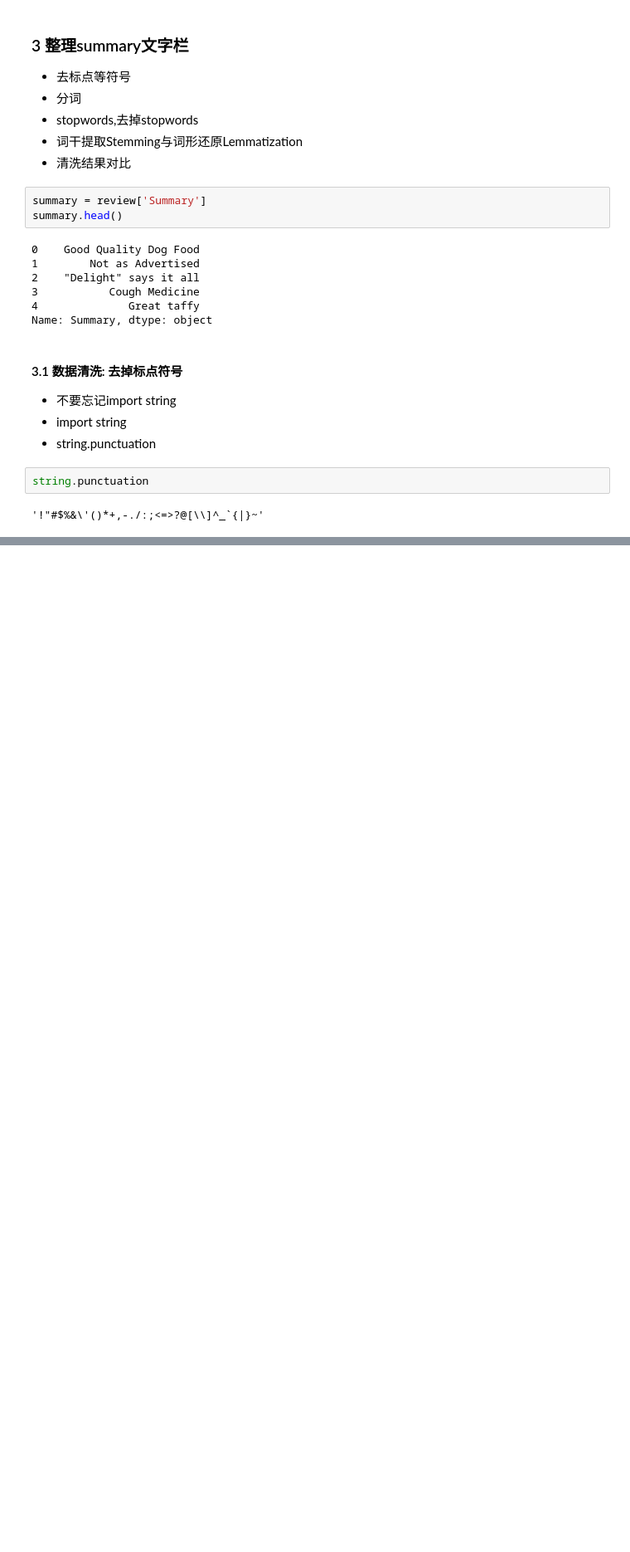
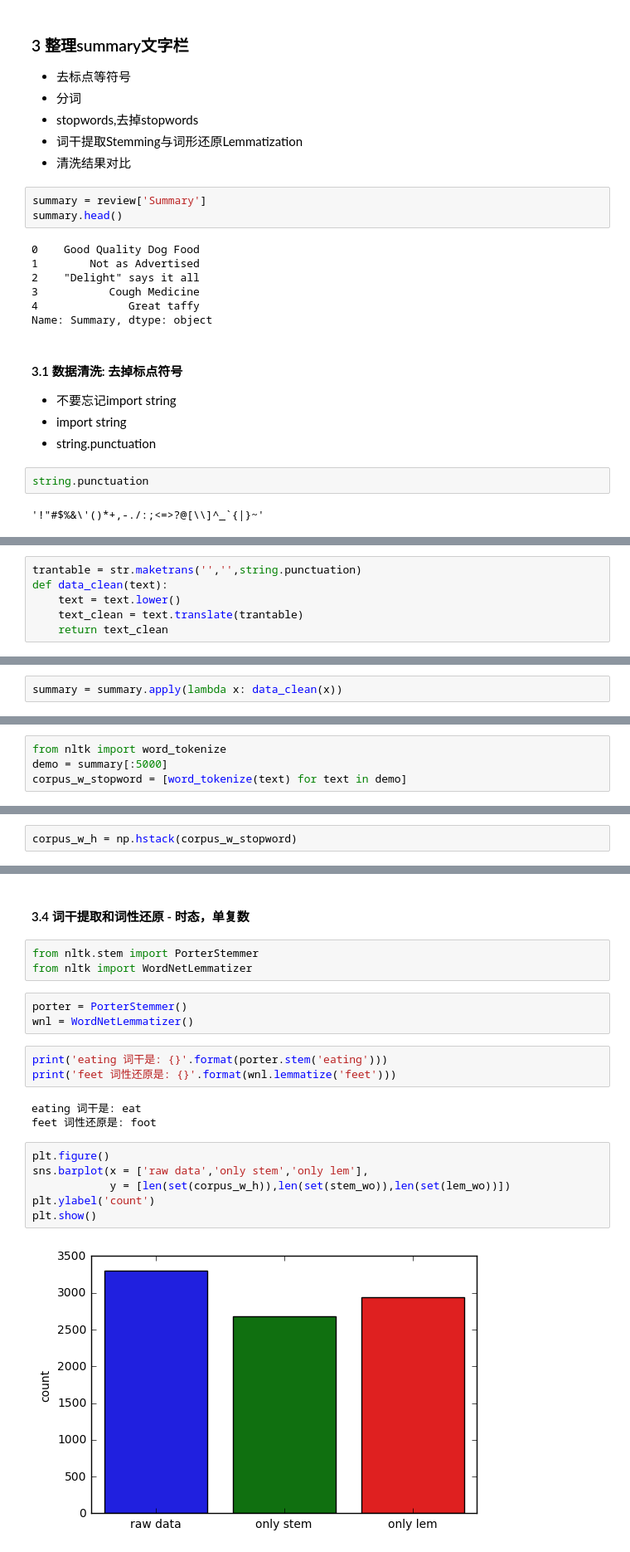
Before and after one commit to davidkorea/amazon_food_reviews, a Jupyter notebook: amazon-fine-food-reviews.ipynb, the cells around one changed output, grey strips where cells are left out. Shown at 83% size. Cells and saved outputs as stored; diff of their text form; blank space fills up the shorter version.

Commit message:
stem,lem onging

```diff
--- a/amazon-fine-food-reviews.ipynb
+++ b/amazon-fine-food-reviews.ipynb
@@ -167,0 +155,6 @@ a = str.maketrans('','',string.punctuation)
+# %%
+trantable = str.maketrans('','',string.punctuation)
+def data_clean(text):
+    text = text.lower()
+    text_clean = text.translate(trantable)
+    return text_clean
@@ -191,3 +190,5 @@ str.maketrans('abc', 'xyz', 'hij')
 **Don't replace anything, but remove the characters that show up in this string**
 
 reference: [How to explain the str.maketrans function in Python 3.6?](https://stackoverflow.com/questions/41535571/how-to-explain-the-str-maketrans-function-in-python-3-6#41536036)
+# %%
+summary = summary.apply(lambda x: data_clean(x))
@@ -193,0 +206,4 @@ reference: [How to explain the str.maketrans function in Python 3.6?](https://st
+# %%
+from nltk import word_tokenize
+demo = summary[:5000]
+corpus_w_stopword = [word_tokenize(text) for text in demo]
@@ -193,0 +274,2 @@ reference: [How to explain the str.maketrans function in Python 3.6?](https://st
+# %%
+corpus_w_h = np.hstack(corpus_w_stopword)
@@ -193,0 +282,22 @@ reference: [How to explain the str.maketrans function in Python 3.6?](https://st
+# %% [markdown]
+#### 3.4 词干提取和词性还原 - 时态，单复数
+# %%
+from nltk.stem import PorterStemmer
+from nltk import WordNetLemmatizer
+# %%
+porter = PorterStemmer()
+wnl = WordNetLemmatizer()
+# %%
+print('eating 词干是: {}'.format(porter.stem('eating')))
+print('feet 词性还原是: {}'.format(wnl.lemmatize('feet')))
+# %% [output]
+eating 词干是: eat
+feet 词性还原是: foot
+# %%
+plt.figure()
+sns.barplot(x = ['raw data','only stem','only lem'],
+            y = [len(set(corpus_w_h)),len(set(stem_wo)),len(set(lem_wo))])
+plt.ylabel('count')
+plt.show()
+# %% [output]
+[figure, added]
```
Also changed, not shown: parts of 32 cells of this notebook.
